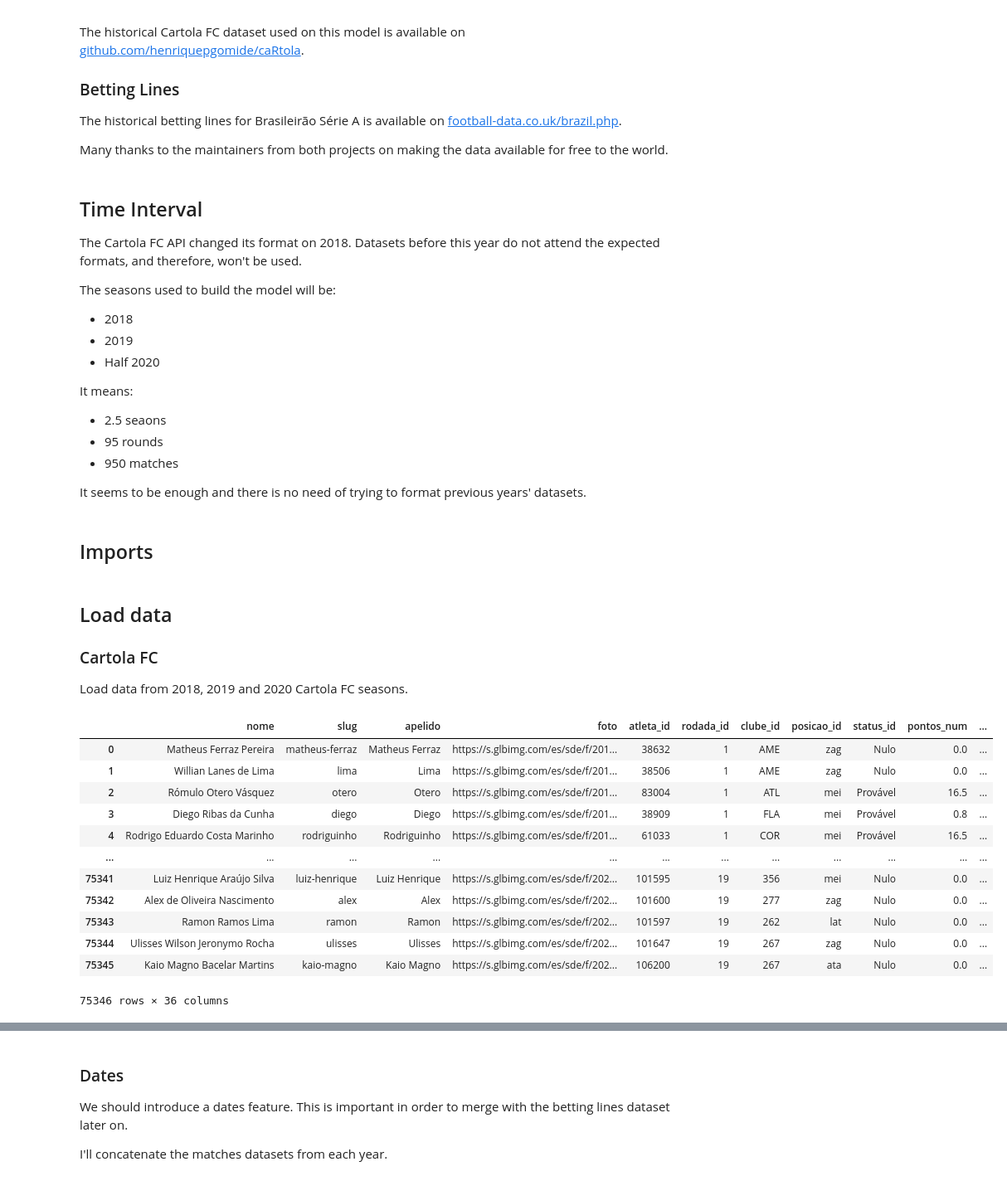
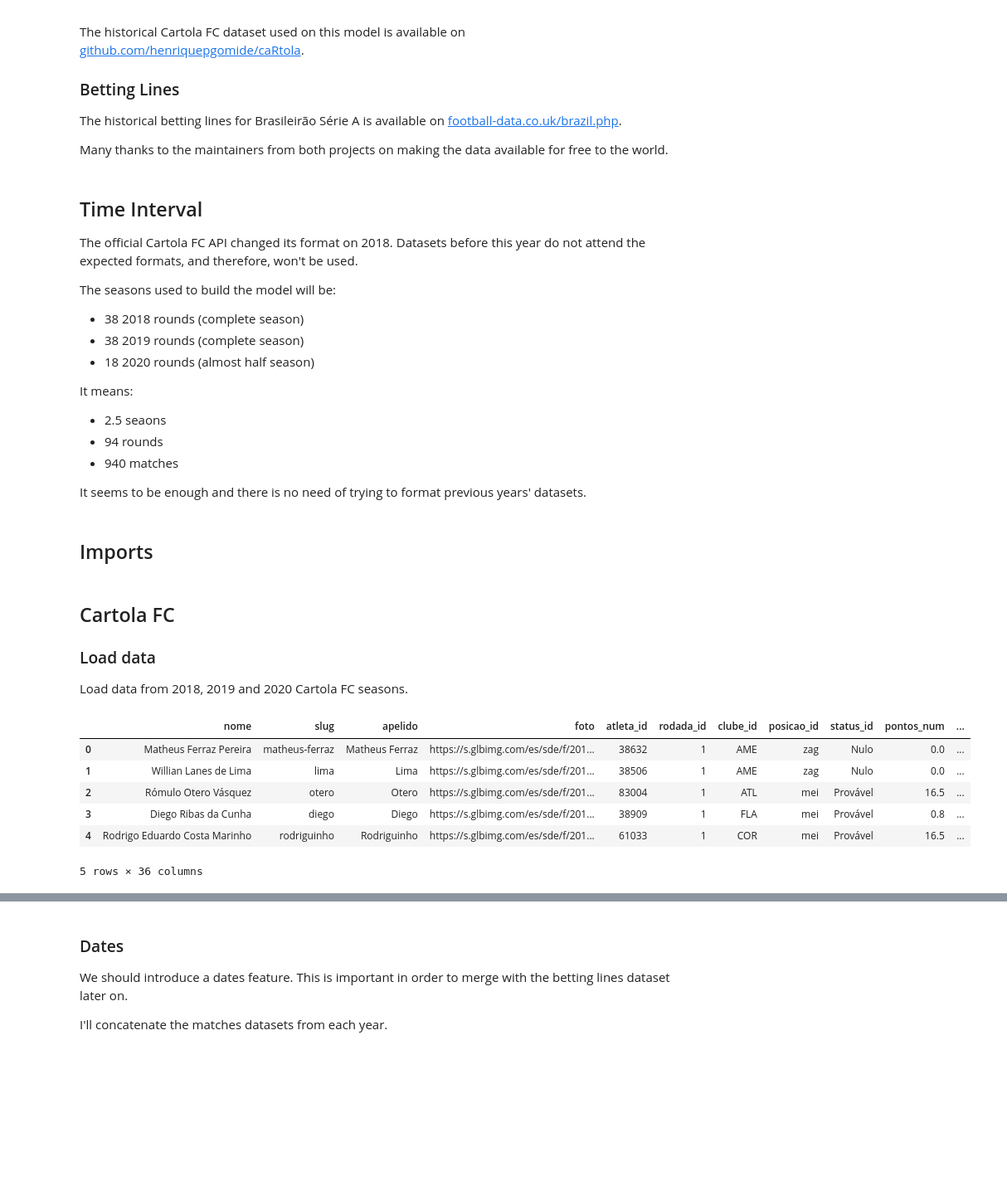
Before and after one commit to matheusccouto/palpite, a Jupyter notebook: notebooks/model_building.ipynb, the cells around one changed output, grey strips where cells are left out. Shown: that part at 83% size. Drawn from its saved outputs; the diff is of its cells as text; code cells hidden in the pictures; blank space fills up the shorter version.

```diff
--- a/notebooks/model_building.ipynb
+++ b/notebooks/model_building.ipynb
@@ -15,19 +17,19 @@ The historical betting lines for Brasileirão Série A is available on [football
 Many thanks to the maintainers from both projects on making the data available for free to the world.
 # %% [markdown]
 ## Time Interval
-The Cartola FC API changed its format on 2018. Datasets before this year do not attend the expected formats, and therefore, won't be used.
+The official Cartola FC API changed its format on 2018. Datasets before this year do not attend the expected formats, and therefore, won't be used.
 
 The seasons used to build the model will be:
 
-* 2018
-* 2019
-* Half 2020
+* 38 2018 rounds (complete season)
+* 38 2019 rounds (complete season)
+* 18 2020 rounds (almost half season)
 
 It means:
 
 * 2.5 seaons
-* 95 rounds
-* 950 matches
+* 94 rounds
+* 940 matches
 
 It seems to be enough and there is no need of trying to format previous years' datasets.
 # %% [markdown]
@@ -41,48 +43,48 @@ import os
 import numpy as np
 import pandas as pd
 # %% [markdown]
-## Load data
-### Cartola FC
+## Cartola FC
+### Load data
 Load data from 2018, 2019 and 2020 Cartola FC seasons.
 # %%
 def load_all_rounds(season):
     """
     Load all rounds data from a season to a pandas DataFrame.
 
     Also rename columns to a shorter name and introduce a year feature.
     """
+    # Define file paths.
     file_path_list = [f"data//cartola//{season}//rodada-{i + 1}.csv" for i in range(38)]
+    # Load datasets into a list.
     rounds = [
         pd.read_csv(file_path, index_col=0) for file_path in file_path_list if os.path.exists(file_path)
         ]
+    # Concatenate the list.
     data = pd.concat(rounds, ignore_index=True)
 
+    # Remove and repetive term from columns names.
     data.columns = [col.replace("atletas.", "") for col in data.columns]
 
+    # Create year column.
     data["year"] = [season for _ in range(data.shape[0])]
+
     return data
 
 
 def load_seasons(seasons):
     """ Load specified seasons into a same pandas DataFrame. """
     return pd.concat([load_all_rounds(year) for year in seasons], ignore_index=True)
 
 
 cartola_data = load_seasons([2018, 2019, 2020])
-cartola_data
+cartola_data.head()
 # %% [output]
 |  | nome | slug | apelido | foto | atleta_id | rodada_id | clube_id | posicao_id | status_id | pontos_num | ... |
 | 0 | Matheus Ferraz Pereira | matheus-ferraz | Matheus Ferraz | https://s.glbimg.com/es/sde/f/201... | 38632 | 1 | AME | zag | Nulo | 0.0 | ... |
 | 1 | Willian Lanes de Lima | lima | Lima | https://s.glbimg.com/es/sde/f/201... | 38506 | 1 | AME | zag | Nulo | 0.0 | ... |
 | 2 | Rómulo Otero Vásquez | otero | Otero | https://s.glbimg.com/es/sde/f/201... | 83004 | 1 | ATL | mei | Provável | 16.5 | ... |
 | 3 | Diego Ribas da Cunha | diego | Diego | https://s.glbimg.com/es/sde/f/201... | 38909 | 1 | FLA | mei | Provável | 0.8 | ... |
 | 4 | Rodrigo Eduardo Costa Marinho | rodriguinho | Rodriguinho | https://s.glbimg.com/es/sde/f/201... | 61033 | 1 | COR | mei | Provável | 16.5 | ... |
-| ... | ... | ... | ... | ... | ... | ... | ... | ... | ... | ... | ... |
-| 75341 | Luiz Henrique Araújo Silva | luiz-henrique | Luiz Henrique | https://s.glbimg.com/es/sde/f/202... | 101595 | 19 | 356 | mei | Nulo | 0.0 | ... |
-| 75342 | Alex de Oliveira Nascimento | alex | Alex | https://s.glbimg.com/es/sde/f/202... | 101600 | 19 | 277 | zag | Nulo | 0.0 | ... |
-| 75343 | Ramon Ramos Lima | ramon | Ramon | https://s.glbimg.com/es/sde/f/202... | 101597 | 19 | 262 | lat | Nulo | 0.0 | ... |
-| 75344 | Ulisses Wilson Jeronymo Rocha | ulisses | Ulisses | https://s.glbimg.com/es/sde/f/202... | 101647 | 19 | 267 | zag | Nulo | 0.0 | ... |
-| 75345 | Kaio Magno Bacelar Martins | kaio-magno | Kaio Magno | https://s.glbimg.com/es/sde/f/202... | 106200 | 19 | 267 | ata | Nulo | 0.0 | ... |
-75346 rows × 36 columns
+5 rows × 36 columns
 # %% [markdown]
 ### Keep relevant data
```
Also changed, not shown: parts of 55 cells of this notebook, 2 other files.
